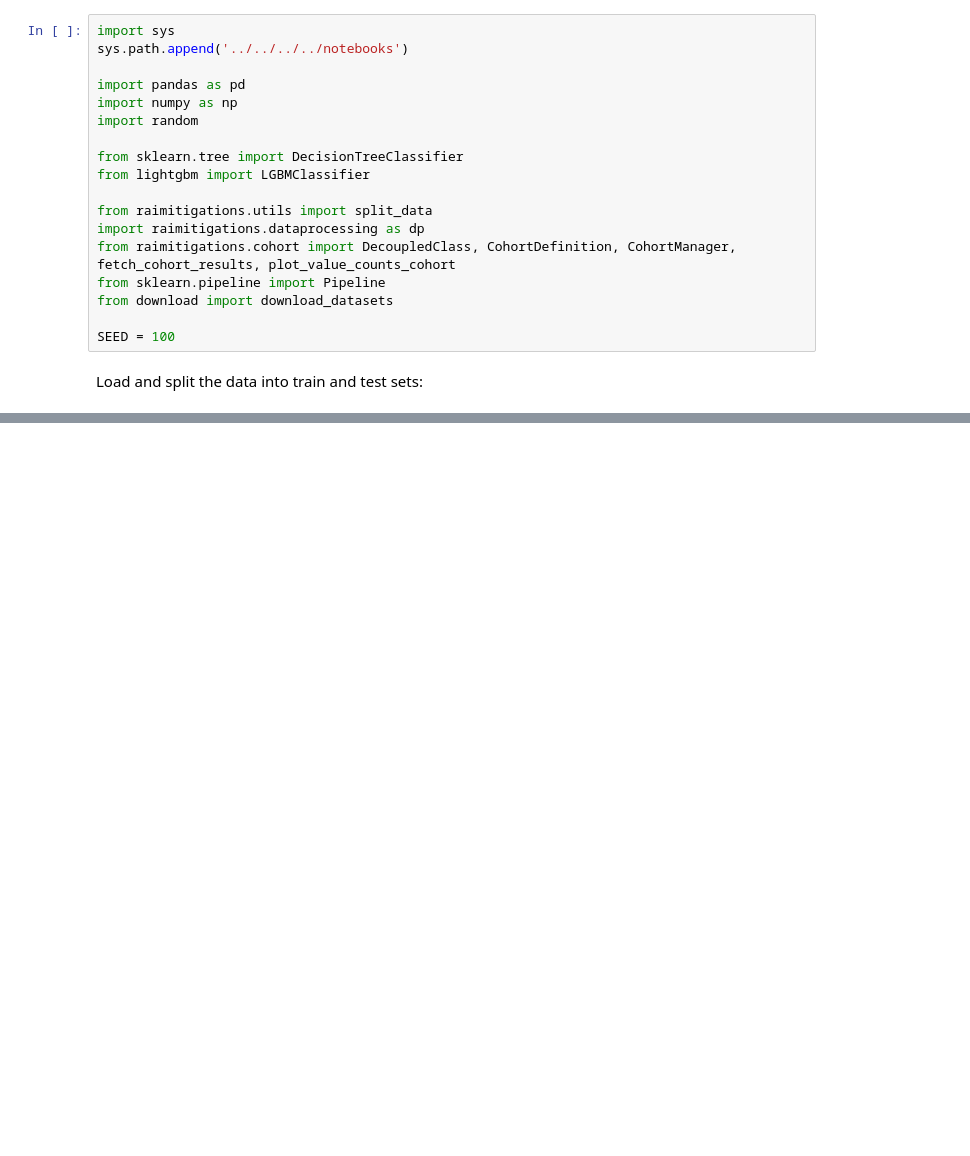
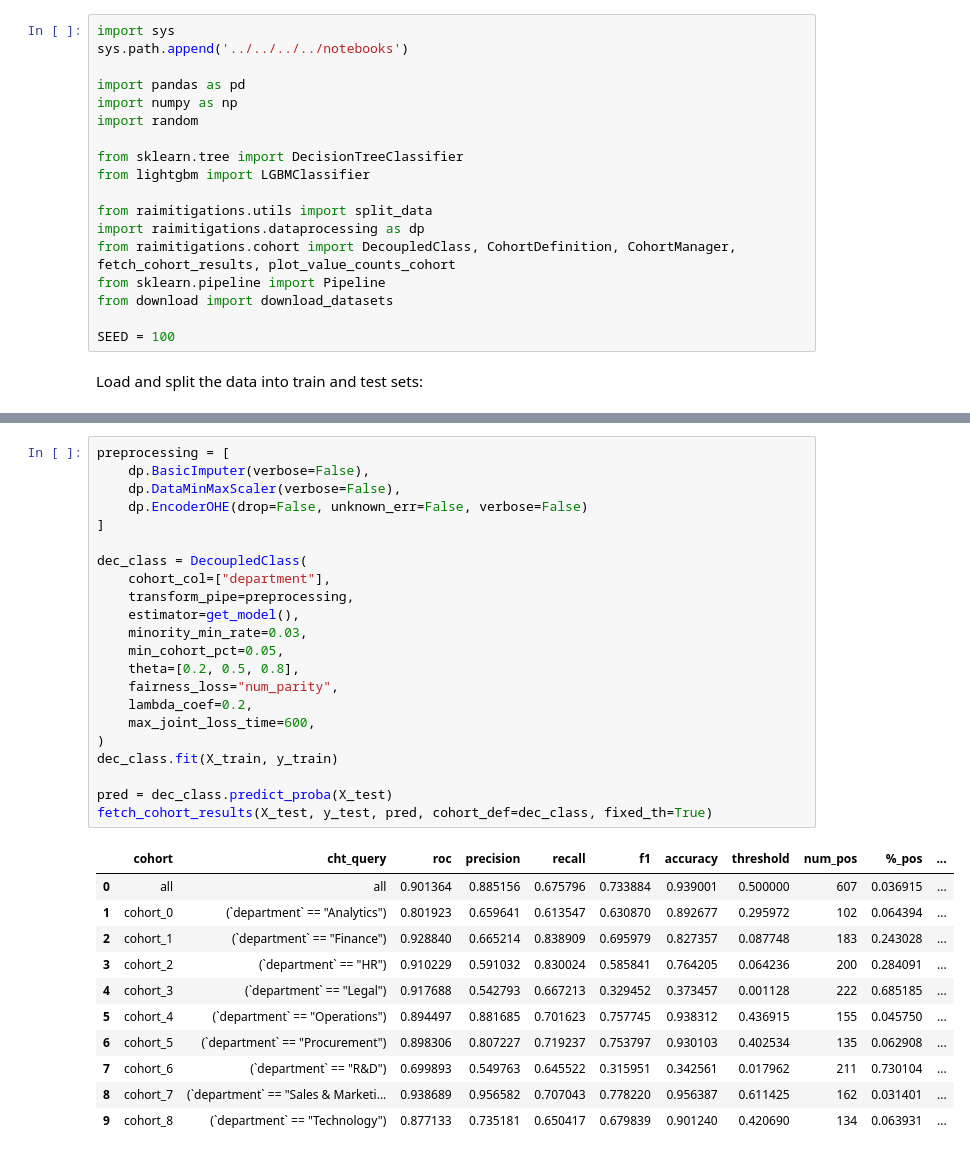
Before and after one commit to microsoft/responsible-ai-toolbox-mitigations, a Jupyter notebook: notebooks/cohort/case_study/decoupled_class/case_3.ipynb, the cells around one changed output, grey strips where cells are left out. Cells and saved outputs as stored; diff of their text form; blank space fills up the shorter version.

```diff
--- a/notebooks/cohort/case_study/decoupled_class/case_3.ipynb
+++ b/notebooks/cohort/case_study/decoupled_class/case_3.ipynb
@@ -160,0 +160,34 @@ fetch_cohort_results(X_test, y_test, pred, cohort_def=dec_class, fixed_th=True)
+# %%
+preprocessing = [
+    dp.BasicImputer(verbose=False),
+    dp.DataMinMaxScaler(verbose=False),
+    dp.EncoderOHE(drop=False, unknown_err=False, verbose=False)
+]
+
+dec_class = DecoupledClass(
+    cohort_col=["department"],
+    transform_pipe=preprocessing,
+    estimator=get_model(),
+    minority_min_rate=0.03,
+    min_cohort_pct=0.05,
+    theta=[0.2, 0.5, 0.8],
+    fairness_loss="num_parity",
+    lambda_coef=0.2,
+    max_joint_loss_time=600,
+)
+dec_class.fit(X_train, y_train)
+
+pred = dec_class.predict_proba(X_test)
+fetch_cohort_results(X_test, y_test, pred, cohort_def=dec_class, fixed_th=True)
+# %% [output]
+|  | cohort | cht_query | roc | precision | recall | f1 | accuracy | threshold | num_pos | %_pos | ... |
+| 0 | all | all | 0.901364 | 0.885156 | 0.675796 | 0.733884 | 0.939001 | 0.500000 | 607 | 0.036915 | ... |
+| 1 | cohort_0 | (`department` == "Analytics") | 0.801923 | 0.659641 | 0.613547 | 0.630870 | 0.892677 | 0.295972 | 102 | 0.064394 | ... |
+| 2 | cohort_1 | (`department` == "Finance") | 0.928840 | 0.665214 | 0.838909 | 0.695979 | 0.827357 | 0.087748 | 183 | 0.243028 | ... |
+| 3 | cohort_2 | (`department` == "HR") | 0.910229 | 0.591032 | 0.830024 | 0.585841 | 0.764205 | 0.064236 | 200 | 0.284091 | ... |
+| 4 | cohort_3 | (`department` == "Legal") | 0.917688 | 0.542793 | 0.667213 | 0.329452 | 0.373457 | 0.001128 | 222 | 0.685185 | ... |
+| 5 | cohort_4 | (`department` == "Operations") | 0.894497 | 0.881685 | 0.701623 | 0.757745 | 0.938312 | 0.436915 | 155 | 0.045750 | ... |
+| 6 | cohort_5 | (`department` == "Procurement") | 0.898306 | 0.807227 | 0.719237 | 0.753797 | 0.930103 | 0.402534 | 135 | 0.062908 | ... |
+| 7 | cohort_6 | (`department` == "R&D") | 0.699893 | 0.549763 | 0.645522 | 0.315951 | 0.342561 | 0.017962 | 211 | 0.730104 | ... |
+| 8 | cohort_7 | (`department` == "Sales & Marketi... | 0.938689 | 0.956582 | 0.707043 | 0.778220 | 0.956387 | 0.611425 | 162 | 0.031401 | ... |
+| 9 | cohort_8 | (`department` == "Technology") | 0.877133 | 0.735181 | 0.650417 | 0.679839 | 0.901240 | 0.420690 | 134 | 0.063931 | ... |
```
Also changed, not shown: parts of 21 cells of this notebook, 8 other files.
